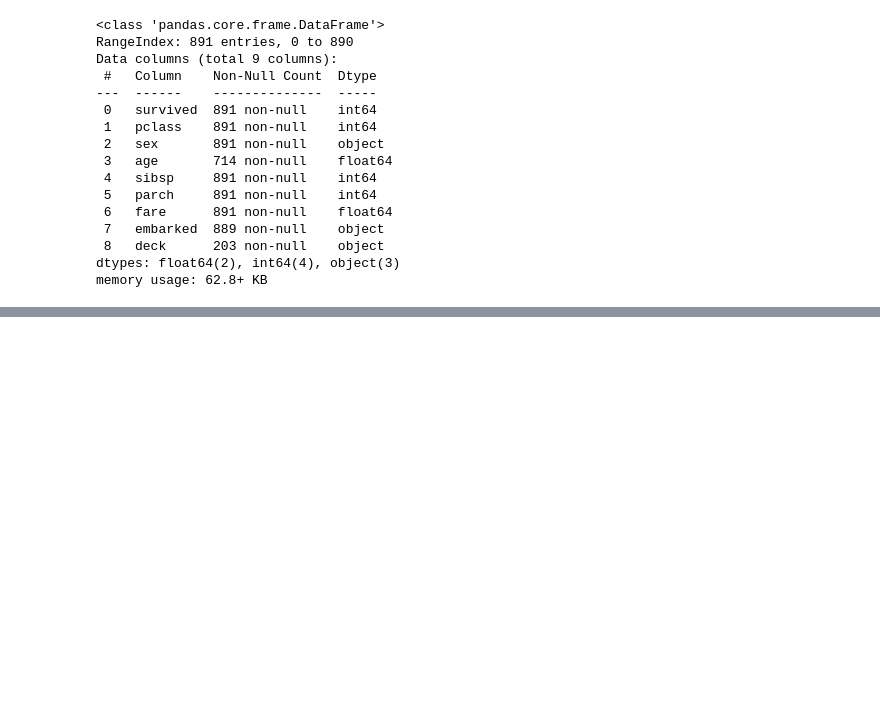
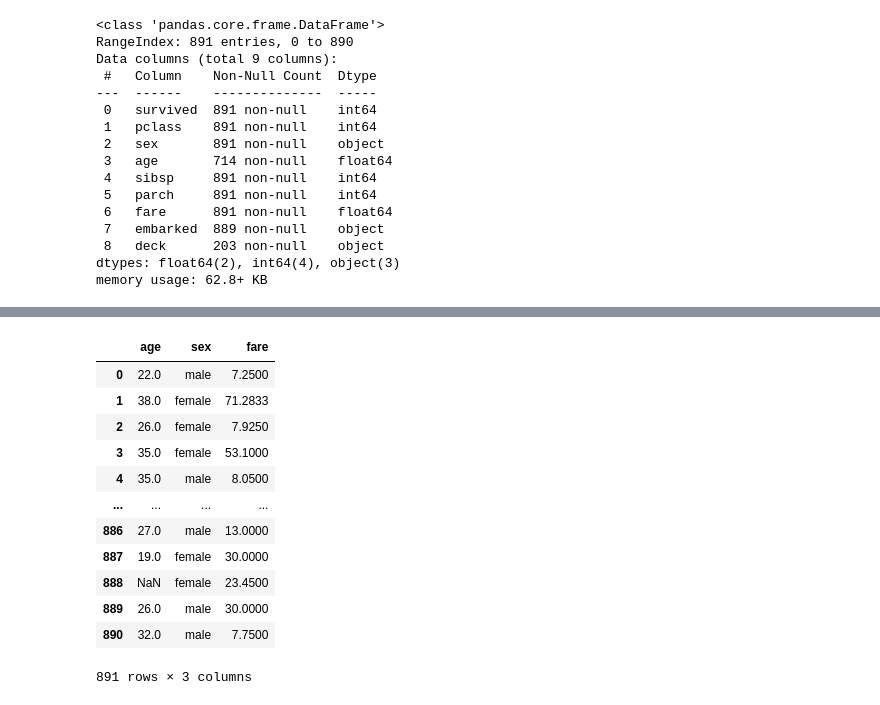
Before and after one commit to TomaszBury/the-pandas-bootcamp, a Jupyter notebook: Section_04/test_04.ipynb, the cells around one changed output, grey strips where cells are left out. Drawn from its saved outputs; the diff is of its cells as text; code cells hidden in the pictures; blank space fills up the shorter version.

```diff
--- a/Section_04/test_04.ipynb
+++ b/Section_04/test_04.ipynb
@@ -467,0 +561,16 @@ memory usage: 62.8+ KB
+# %%
+titanic[["age","sex","fare"]]
+# %% [output]
+|  | age | sex | fare |
+| 0 | 22.0 | male | 7.2500 |
+| 1 | 38.0 | female | 71.2833 |
+| 2 | 26.0 | female | 7.9250 |
+| 3 | 35.0 | female | 53.1000 |
+| 4 | 35.0 | male | 8.0500 |
+| ... | ... | ... | ... |
+| 886 | 27.0 | male | 13.0000 |
+| 887 | 19.0 | female | 30.0000 |
+| 888 | NaN | female | 23.4500 |
+| 889 | 26.0 | male | 30.0000 |
+| 890 | 32.0 | male | 7.7500 |
+891 rows × 3 columns
```
Also changed, not shown: parts of 122 cells of this notebook, 1 other file.
